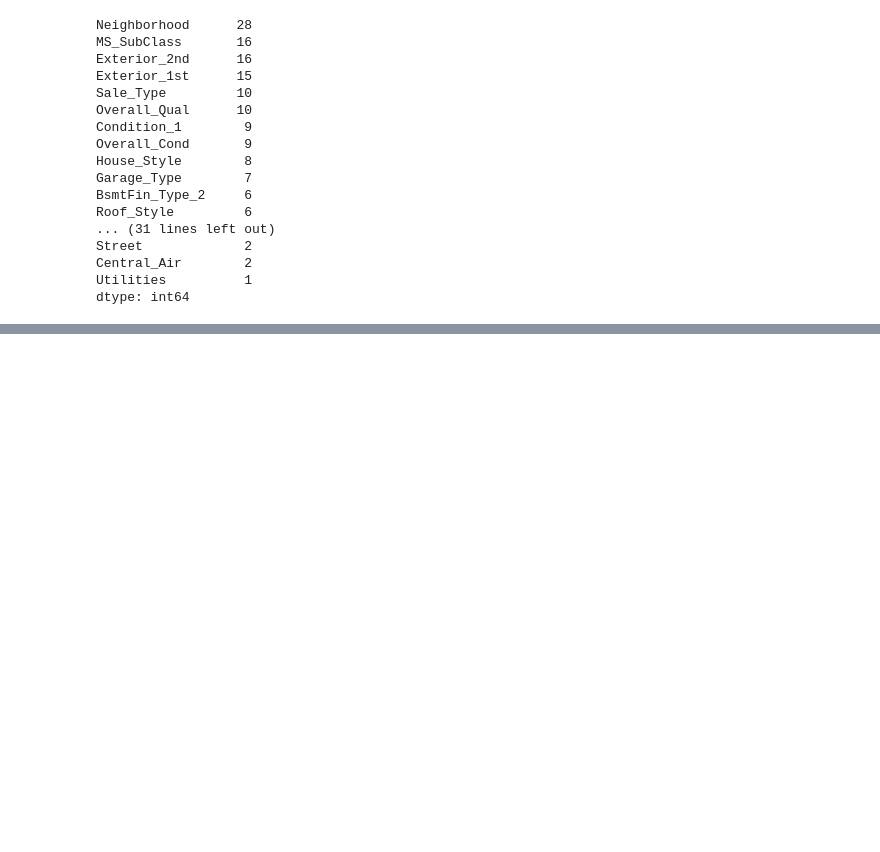
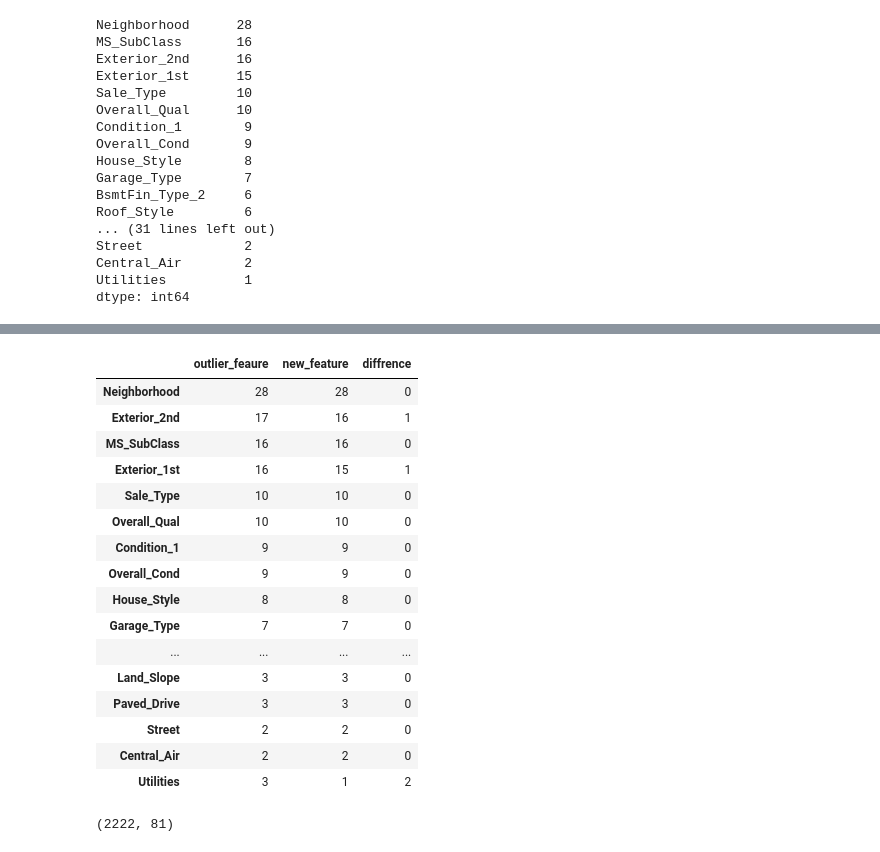
Before and after one commit to Mohamadzf23/ames-housing-price-prediction, a Jupyter notebook: src/ames_housing_price_prediction.ipynb, the cells around one changed output, grey strips where cells are left out. Drawn from its saved outputs; the diff is of its cells as text; code cells hidden in the pictures; blank space fills up the shorter version.

Commit message:
Classify categorical features for preprocessing

```diff
--- a/src/ames_housing_price_prediction.ipynb
+++ b/src/ames_housing_price_prediction.ipynb
@@ -1563,7 +1563,8 @@ Index(['MS_SubClass', 'MS_Zoning', 'Street', 'Alley', 'Lot_Shape',
        'Sale_Type', 'Sale_Condition'],
       dtype='str')
 # %%
-df[categorical_features].nunique().sort_values(ascending=False)
+new_feature = df[categorical_features].nunique().sort_values(ascending=False)
+new_feature
 # %% [output]
 Neighborhood      28
 MS_SubClass       16
@@ -1584,0 +1594,3 @@ dtype: int64
+# %%
+df2 = data.frame
+df2['Utilities'].value_counts()
@@ -1584,0 +1603,3 @@ dtype: int64
+# %%
+categorical_features2 = df2.select_dtypes(include='category').columns
+categorical_features2
@@ -1584,0 +1619,3 @@ dtype: int64
+# %%
+outlier_feaure = df2[categorical_features2].nunique().sort_values(ascending=False)
+outlier_feaure
@@ -1584,0 +1640,29 @@ dtype: int64
+# %%
+diffrence_cat =pd.DataFrame([
+    (pd.Series(outlier_feaure, name='outlier_feaure')),
+    (pd.Series(new_feature, name='new_feature')),
+]).T
+diffrence_cat['diffrence'] = (outlier_feaure - new_feature)
+diffrence_cat.sort_values('new_feature', ascending=False)
+# %% [output]
+|  | outlier_feaure | new_feature | diffrence |
+| Neighborhood | 28 | 28 | 0 |
+| Exterior_2nd | 17 | 16 | 1 |
+| MS_SubClass | 16 | 16 | 0 |
+| Exterior_1st | 16 | 15 | 1 |
+| Sale_Type | 10 | 10 | 0 |
+| Overall_Qual | 10 | 10 | 0 |
+| Condition_1 | 9 | 9 | 0 |
+| Overall_Cond | 9 | 9 | 0 |
+| House_Style | 8 | 8 | 0 |
+| Garage_Type | 7 | 7 | 0 |
+| ... | ... | ... | ... |
+| Land_Slope | 3 | 3 | 0 |
+| Paved_Drive | 3 | 3 | 0 |
+| Street | 2 | 2 | 0 |
+| Central_Air | 2 | 2 | 0 |
+| Utilities | 3 | 1 | 2 |
+# %%
+df.shape
+# %% [output]
+(2222, 81)
```
Also changed, not shown: parts of 17 cells of this notebook.
